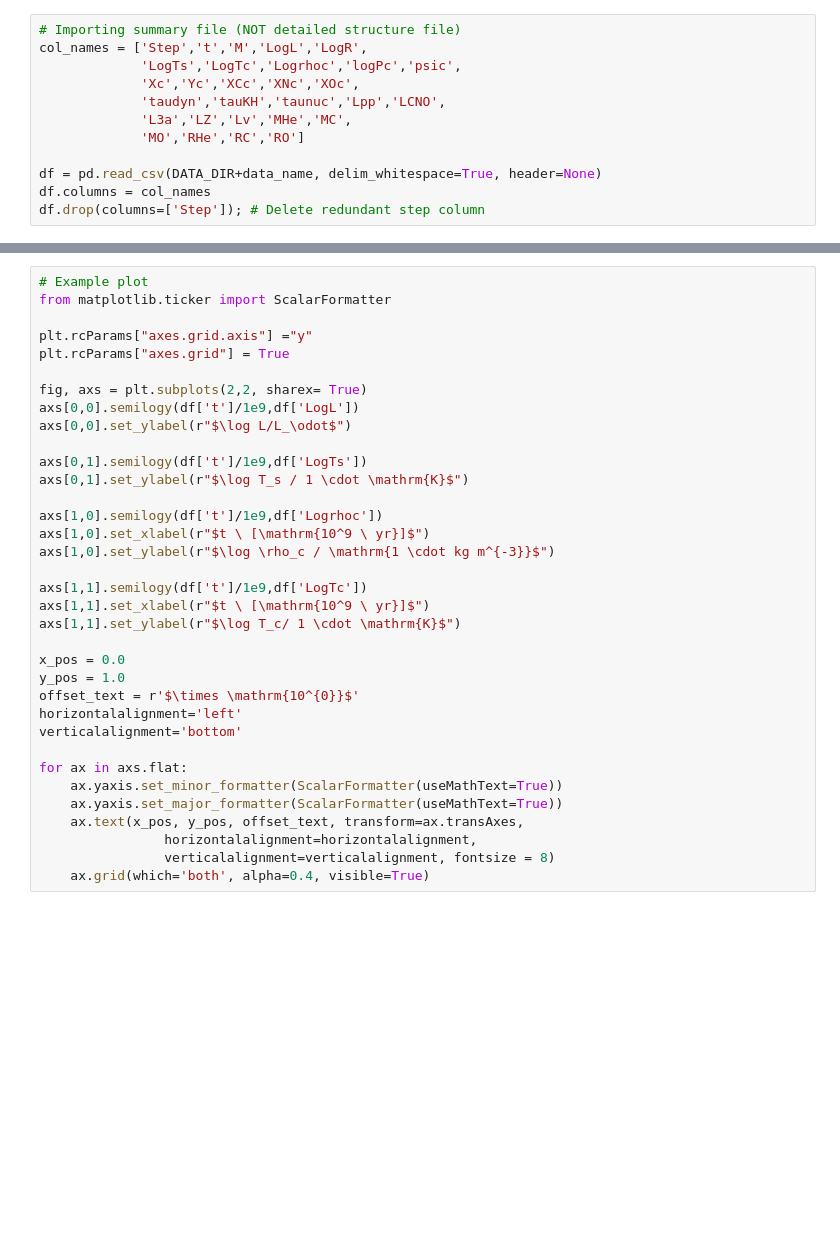
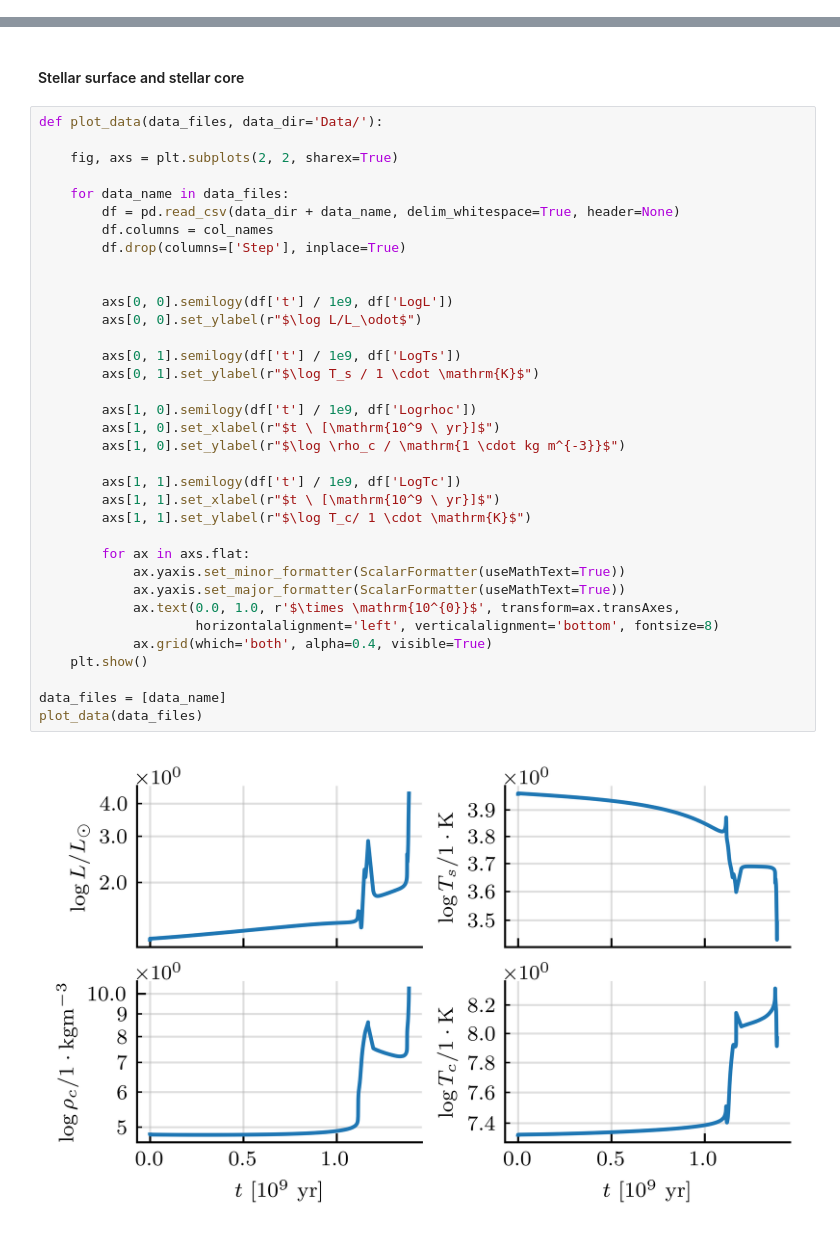
Before and after one commit to JeppJeppsson/Stellar_project, a Jupyter notebook: 3.1.ipynb, the cells around one changed output, grey strips where cells are left out. Saved outputs shown, nothing was run; the diff lists cells and outputs as text; blank space fills up the shorter version.

Commit message:
Plots for 3.1

```diff
--- a/3.1.ipynb
+++ b/3.1.ipynb
@@ -11,12 +0,0 @@ data_name = '30M_0.02.txt'
-# %%
-# Importing summary file (NOT detailed structure file)
-col_names = ['Step','t','M','LogL','LogR',
-             'LogTs','LogTc','Logrhoc','logPc','psic',
-             'Xc','Yc','XCc','XNc','XOc',
-             'taudyn','tauKH','taunuc','Lpp','LCNO',
-             'L3a','LZ','Lv','MHe','MC',
-             'MO','RHe','RC','RO']
-
-df = pd.read_csv(DATA_DIR+data_name, delim_whitespace=True, header=None)
-df.columns = col_names
-df.drop(columns=['Step']); # Delete redundant step column
@@ -23,35 +31,39 @@ df.drop(columns=['Step']); # Delete redundant step column
+# %% [markdown]
+#### Stellar surface and stellar core
 # %%
-# Example plot
-from matplotlib.ticker import ScalarFormatter
+def plot_data(data_files, data_dir='Data/'):
 
-plt.rcParams["axes.grid.axis"] ="y"
-plt.rcParams["axes.grid"] = True
+    fig, axs = plt.subplots(2, 2, sharex=True)
 
-fig, axs = plt.subplots(2,2, sharex= True)
-axs[0,0].semilogy(df['t']/1e9,df['LogL'])
-axs[0,0].set_ylabel(r"$\log L/L_\odot$")
+    for data_name in data_files:
+        df = pd.read_csv(data_dir + data_name, delim_whitespace=True, header=None)
+        df.columns = col_names
+        df.drop(columns=['Step'], inplace=True)
 
-axs[0,1].semilogy(df['t']/1e9,df['LogTs'])
-axs[0,1].set_ylabel(r"$\log T_s / 1 \cdot \mathrm{K}$")
 
-axs[1,0].semilogy(df['t']/1e9,df['Logrhoc'])
-axs[1,0].set_xlabel(r"$t \ [\mathrm{10^9 \ yr}]$")
-axs[1,0].set_ylabel(r"$\log \rho_c / \mathrm{1 \cdot kg m^{-3}}$")
+        axs[0, 0].semilogy(df['t'] / 1e9, df['LogL'])
+        axs[0, 0].set_ylabel(r"$\log L/L_\odot$")
 
-axs[1,1].semilogy(df['t']/1e9,df['LogTc'])
-axs[1,1].set_xlabel(r"$t \ [\mathrm{10^9 \ yr}]$")
-axs[1,1].set_ylabel(r"$\log T_c/ 1 \cdot \mathrm{K}$")
+        axs[0, 1].semilogy(df['t'] / 1e9, df['LogTs'])
+        axs[0, 1].set_ylabel(r"$\log T_s / 1 \cdot \mathrm{K}$")
 
-x_pos = 0.0
-y_pos = 1.0
-offset_text = r'$\times \mathrm{10^{0}}$'
-horizontalalignment='left'
-verticalalignment='bottom'
+        axs[1, 0].semilogy(df['t'] / 1e9, df['Logrhoc'])
+        axs[1, 0].set_xlabel(r"$t \ [\mathrm{10^9 \ yr}]$")
+        axs[1, 0].set_ylabel(r"$\log \rho_c / \mathrm{1 \cdot kg m^{-3}}$")
 
-for ax in axs.flat:
-    ax.yaxis.set_minor_formatter(ScalarFormatter(useMathText=True))
-    ax.yaxis.set_major_formatter(ScalarFormatter(useMathText=True))
-    ax.text(x_pos, y_pos, offset_text, transform=ax.transAxes,
-                horizontalalignment=horizontalalignment,
-                verticalalignment=verticalalignment, fontsize = 8)
-    ax.grid(which='both', alpha=0.4, visible=True)
+        axs[1, 1].semilogy(df['t'] / 1e9, df['LogTc'])
+        axs[1, 1].set_xlabel(r"$t \ [\mathrm{10^9 \ yr}]$")
+        axs[1, 1].set_ylabel(r"$\log T_c/ 1 \cdot \mathrm{K}$")
+
+        for ax in axs.flat:
+            ax.yaxis.set_minor_formatter(ScalarFormatter(useMathText=True))
+            ax.yaxis.set_major_formatter(ScalarFormatter(useMathText=True))
+            ax.text(0.0, 1.0, r'$\times \mathrm{10^{0}}$', transform=ax.transAxes,
+                    horizontalalignment='left', verticalalignment='bottom', fontsize=8)
+            ax.grid(which='both', alpha=0.4, visible=True)
+    plt.show()
+
+data_files = [data_name]
+plot_data(data_files)
+# %% [output]
+[figure, added]
```
Also changed, not shown: parts of 10 cells of this notebook.
